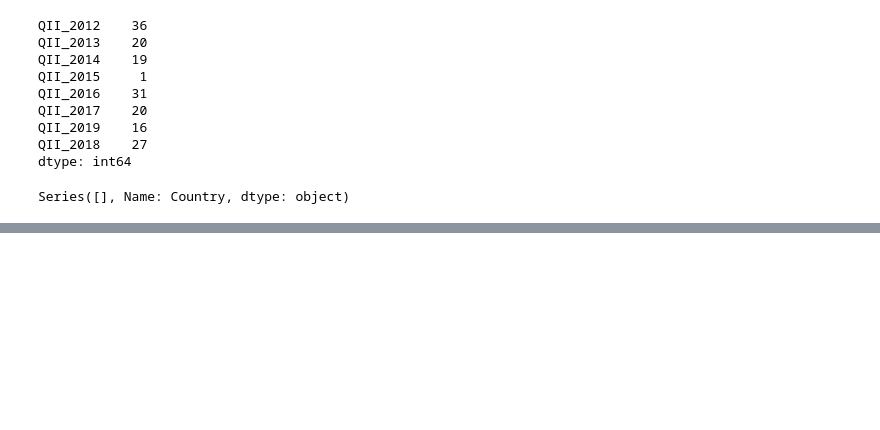
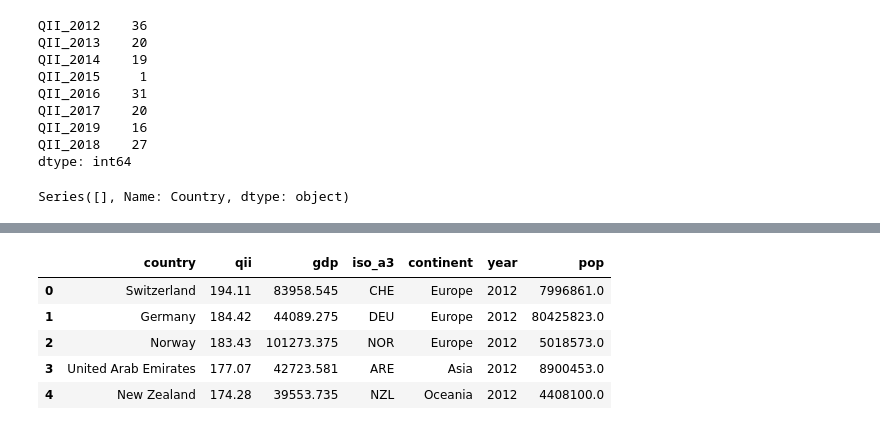
Before and after one commit to mcaraco/UCB_project3, a Jupyter notebook: MergeGDPnQOL.ipynb, the cells around one changed output, grey strips where cells are left out. Saved outputs shown, nothing was run; the diff lists cells and outputs as text; code cells hidden in the pictures; blank space fills up the shorter version.

```diff
--- a/MergeGDPnQOL.ipynb
+++ b/MergeGDPnQOL.ipynb
@@ -171,0 +363,16 @@ Df1.to_csv('QII_GPD.csv')
+# %%
+# rename to all lower case var names
+df_plotly = df_plotly.rename(columns={
+    'Country':'country',
+    'QII':'qii',
+    'GDP':'gdp',
+    'Continent':'continent'
+}).copy()
+df_plotly.head()
+# %% [output]
+|  | country | qii | gdp | iso_a3 | continent | year | pop |
+| 0 | Switzerland | 194.11 | 83958.545 | CHE | Europe | 2012 | 7996861.0 |
+| 1 | Germany | 184.42 | 44089.275 | DEU | Europe | 2012 | 80425823.0 |
+| 2 | Norway | 183.43 | 101273.375 | NOR | Europe | 2012 | 5018573.0 |
+| 3 | United Arab Emirates | 177.07 | 42723.581 | ARE | Asia | 2012 | 8900453.0 |
+| 4 | New Zealand | 174.28 | 39553.735 | NZL | Oceania | 2012 | 4408100.0 |
```
Also changed, not shown: parts of 19 cells of this notebook, 3 other files.
